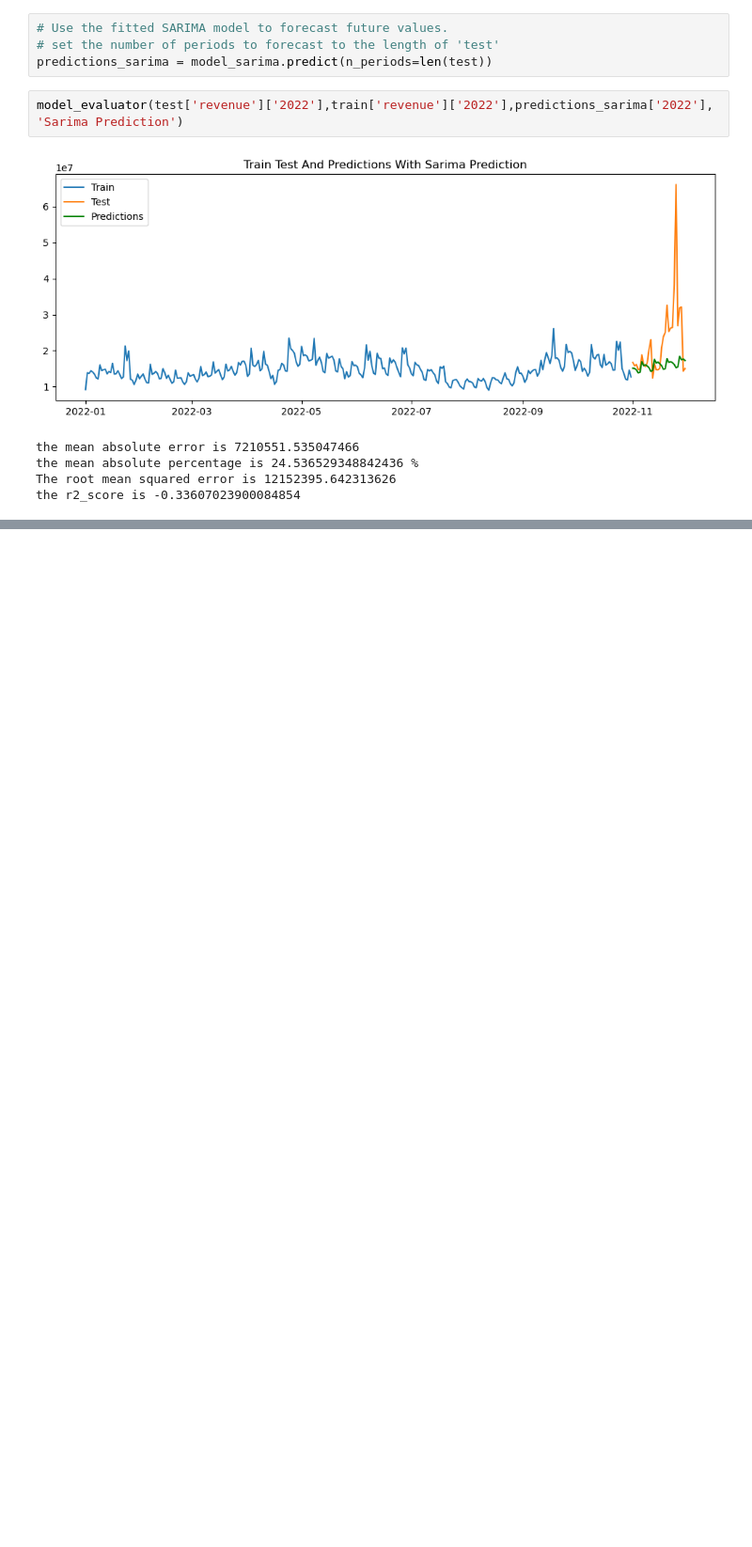
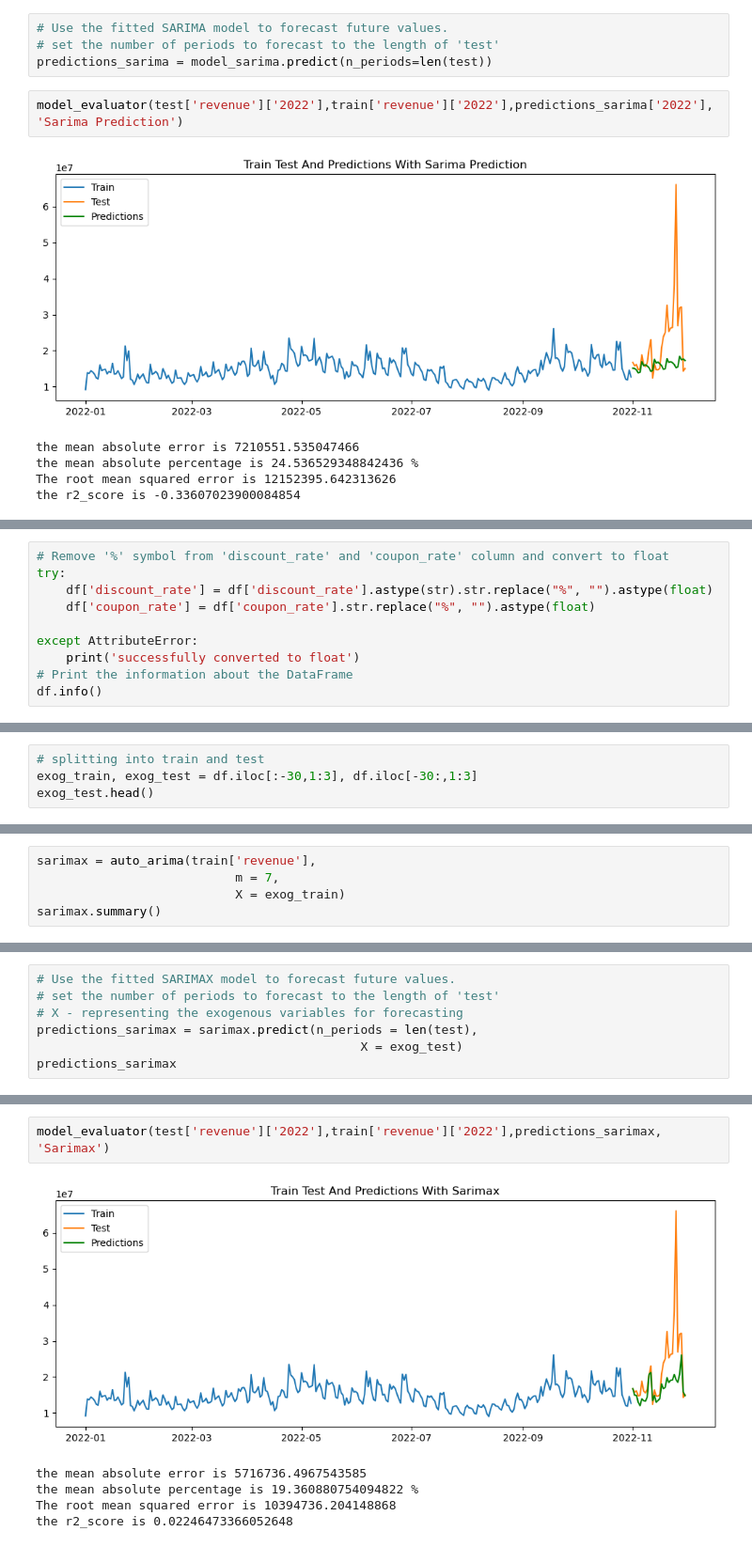
Before and after one commit to steve1-1269/time_series_analysis, a Jupyter notebook: arima.ipynb, the cells around one changed output, grey strips where cells are left out. Shown at 94% size. Saved outputs shown, nothing was run; the diff lists cells and outputs as text; blank space fills up the shorter version.

Commit message:
explored sarimax with exogeneous variables

```diff
--- a/arima.ipynb
+++ b/arima.ipynb
@@ -400,0 +413,10 @@ the r2_score is -0.33607023900084854
+# %%
+# Remove '%' symbol from 'discount_rate' and 'coupon_rate' column and convert to float
+try:
+    df['discount_rate'] = df['discount_rate'].astype(str).str.replace("%", "").astype(float)
+    df['coupon_rate'] = df['coupon_rate'].str.replace("%", "").astype(float)
+
+except AttributeError:
+    print('successfully converted to float')
+# Print the information about the DataFrame
+df.info()
@@ -400,0 +437,4 @@ the r2_score is -0.33607023900084854
+# %%
+# splitting into train and test
+exog_train, exog_test = df.iloc[:-30,1:3], df.iloc[-30:,1:3]
+exog_test.head()
@@ -400,0 +449,5 @@ the r2_score is -0.33607023900084854
+# %%
+sarimax = auto_arima(train['revenue'],
+                           m = 7,
+                           X = exog_train)
+sarimax.summary()
@@ -400,0 +483,7 @@ the r2_score is -0.33607023900084854
+# %%
+# Use the fitted SARIMAX model to forecast future values.
+# set the number of periods to forecast to the length of 'test'
+# X - representing the exogenous variables for forecasting
+predictions_sarimax = sarimax.predict(n_periods = len(test),
+                                            X = exog_test)
+predictions_sarimax
@@ -400,0 +508,8 @@ the r2_score is -0.33607023900084854
+# %%
+model_evaluator(test['revenue']['2022'],train['revenue']['2022'],predictions_sarimax, 'Sarimax')
+# %% [output]
+[figure, added]
+the mean absolute error is 5716736.4967543585
+the mean absolute percentage is 19.360880754094822 %
+The root mean squared error is 10394736.204148868
+the r2_score is 0.02246473366052648
```
Also changed, not shown: parts of 8 cells of this notebook.
